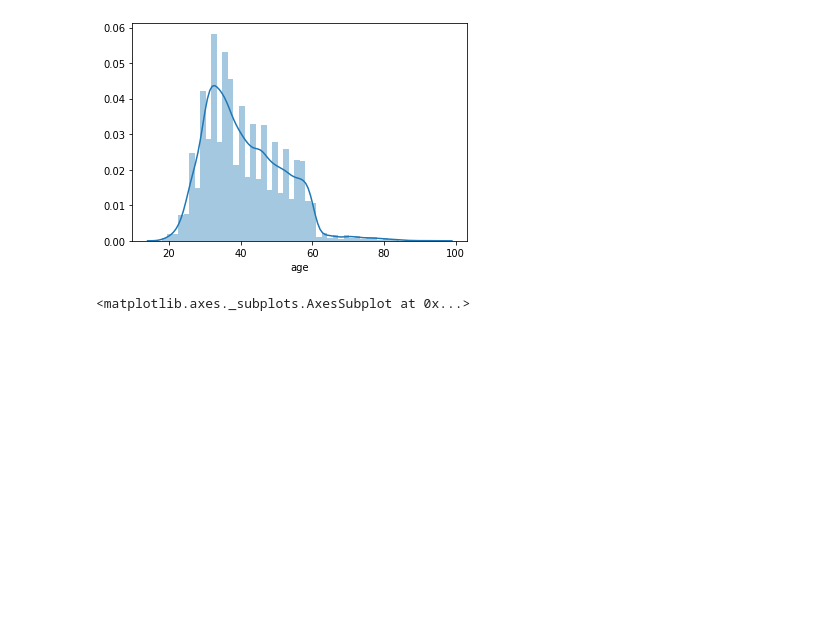
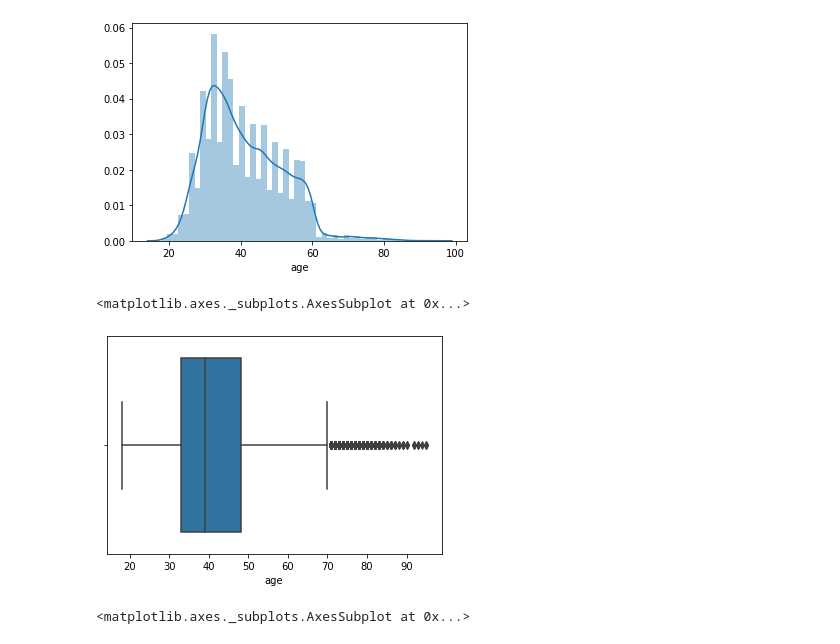
Before and after one commit to GreatLearningAIML1/gl-pgp-aiml-uta-intl-mar20-veenaneshwari, a Jupyter notebook: May30/TermDepositSale.ipynb, the cells around one changed output. Drawn from its saved outputs; the diff is of its cells as text; code cells hidden in the pictures; blank space fills up the shorter version.

```diff
--- a/May30/TermDepositSale.ipynb
+++ b/May30/TermDepositSale.ipynb
@@ -67,6 +76,11 @@ sns.distplot(Data['age'])
 # %% [output]
 <matplotlib.axes._subplots.AxesSubplot at 0x...>
 [figure]
+# %%
+sns.boxplot(Data.age)
+# %% [output]
+<matplotlib.axes._subplots.AxesSubplot at 0x...>
+[figure, added]
 # %%
 sns.countplot(Data['job'])
 # %% [output]
```
Also changed, not shown: parts of 14 cells of this notebook, 1 other file.
